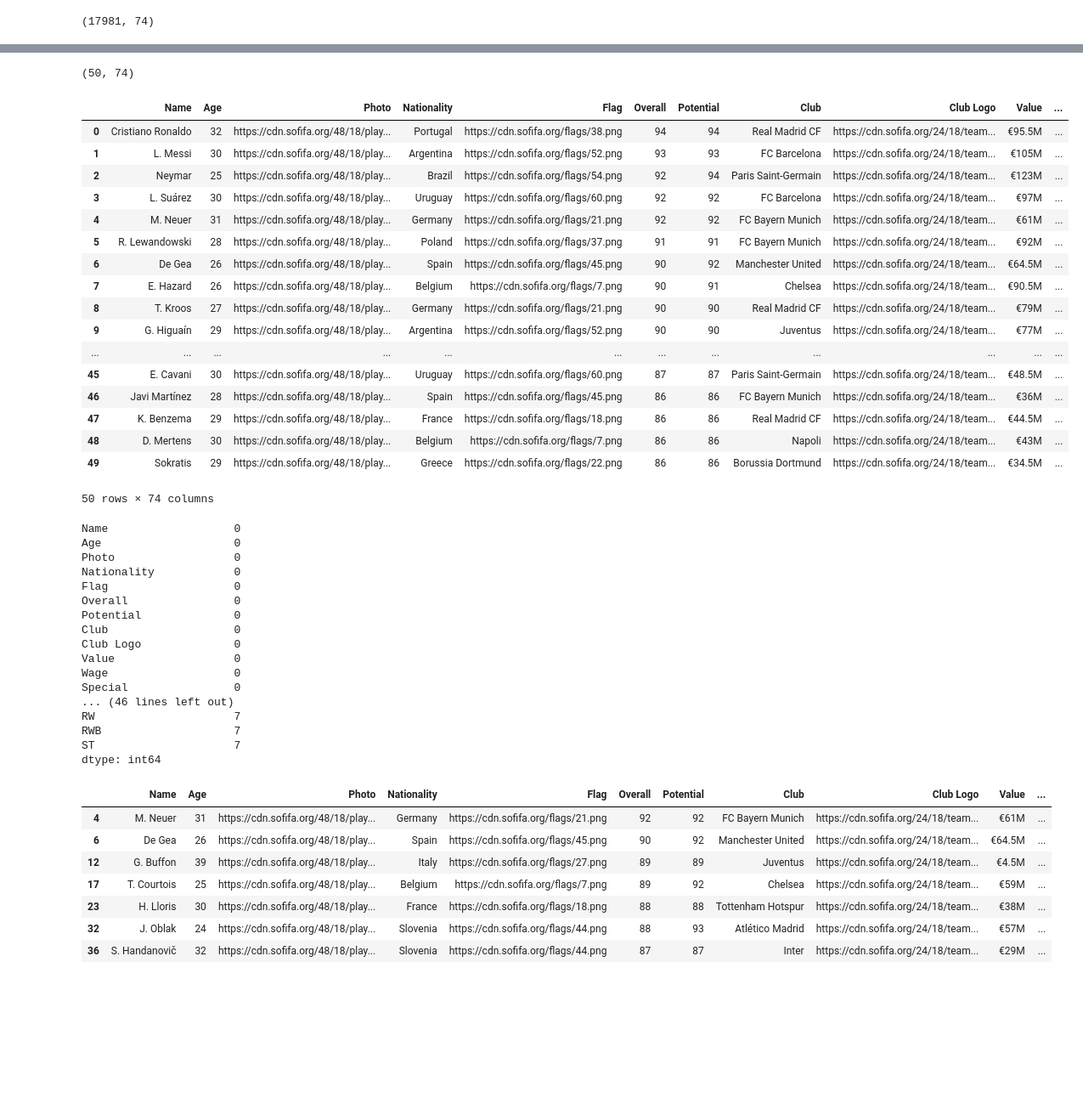
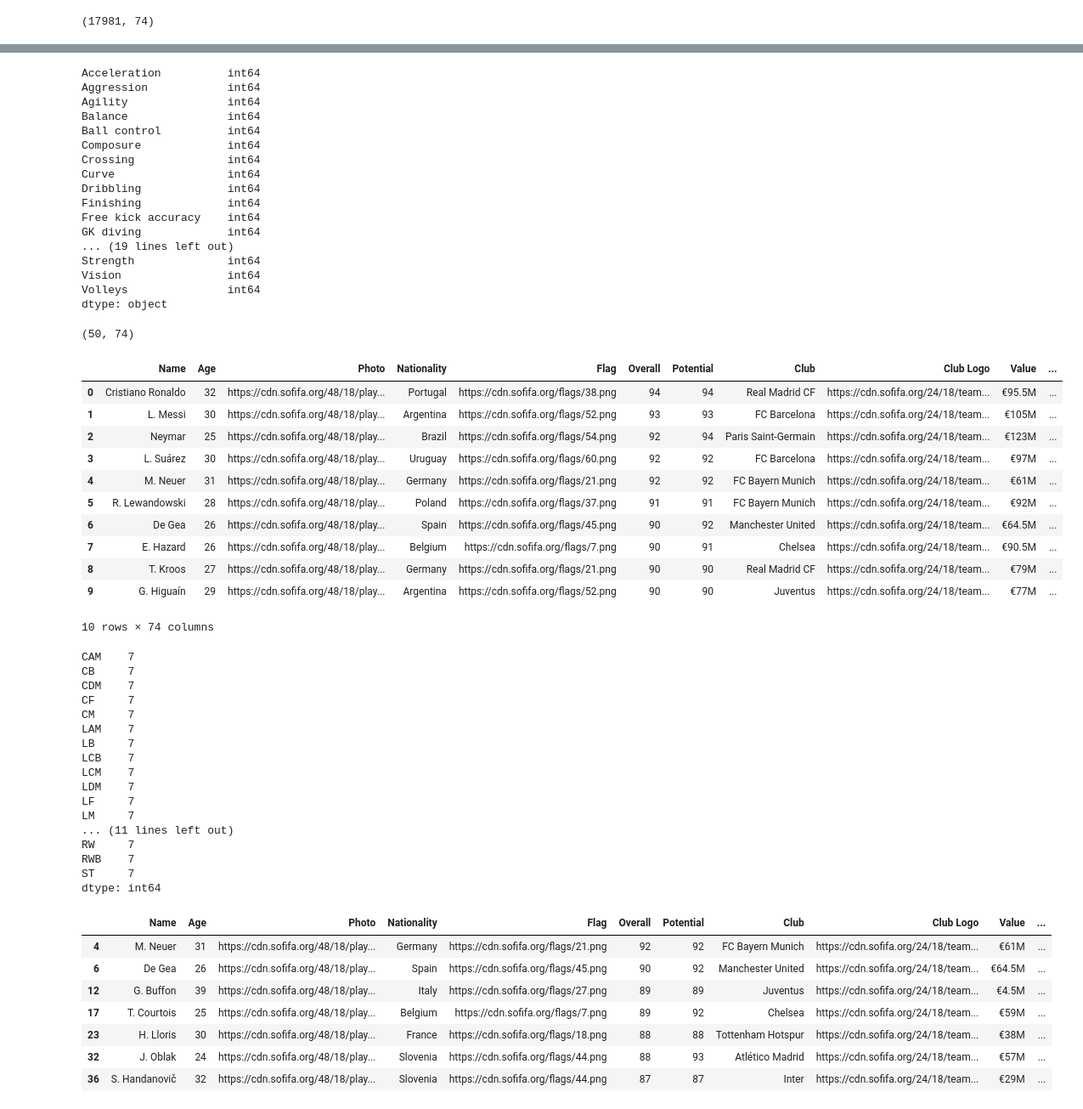
Before and after one commit to adrialuzllompart/fifa-2018, a Jupyter notebook: notebooks/EDA and PCA.ipynb, the cells around one changed output, grey strips where cells are left out. Shown at 85% size. Saved outputs shown, nothing was run; the diff lists cells and outputs as text; code cells hidden in the pictures; blank space fills up the shorter version.

```diff
--- a/notebooks/EDA and PCA.ipynb
+++ b/notebooks/EDA and PCA.ipynb
@@ -50 +54,5 @@ ST                     2029
 dtype: int64
+# %%
+fifa_abilities = fifa.loc[:, 'Acceleration':'Volleys'].columns.values
+
+fifa[fifa_abilities].dtypes
@@ -51,3 +77,27 @@ dtype: int64
+# %%
+for col in fifa_abilities:
+    fifa[col] = fifa[col].apply(lambda x: str(x)[:2])
+    fifa[col] = fifa[col].astype('int')
+# %%
+fifa[fifa_abilities].dtypes
+# %% [output]
+Acceleration          int64
+Aggression            int64
+Agility               int64
+Balance               int64
+Ball control          int64
+Composure             int64
+Crossing              int64
+Curve                 int64
+Dribbling             int64
+Finishing             int64
+Free kick accuracy    int64
+GK diving             int64
+... (19 lines left out)
+Strength              int64
+Vision                int64
+Volleys               int64
+dtype: object
 # %%
 fifa_top50 = fifa.sort_values('Overall', ascending=False).head(50).reset_index(drop=True).copy()
 # %%
@@ -55,45 +105,39 @@ fifa_top50.shape
 # %% [output]
 (50, 74)
 # %%
-fifa_top50
+fifa_top50.head(10)
 # %% [output]
 |  | Name | Age | Photo | Nationality | Flag | Overall | Potential | Club | Club Logo | Value | ... |
 | 0 | Cristiano Ronaldo | 32 | https://cdn.sofifa.org/48/18/play... | Portugal | https://cdn.sofifa.org/flags/38.png | 94 | 94 | Real Madrid CF | https://cdn.sofifa.org/24/18/team... | €95.5M | ... |
 | 1 | L. Messi | 30 | https://cdn.sofifa.org/48/18/play... | Argentina | https://cdn.sofifa.org/flags/52.png | 93 | 93 | FC Barcelona | https://cdn.sofifa.org/24/18/team... | €105M | ... |
 | 2 | Neymar | 25 | https://cdn.sofifa.org/48/18/play... | Brazil | https://cdn.sofifa.org/flags/54.png | 92 | 94 | Paris Saint-Germain | https://cdn.sofifa.org/24/18/team... | €123M | ... |
 | 3 | L. Suárez | 30 | https://cdn.sofifa.org/48/18/play... | Uruguay | https://cdn.sofifa.org/flags/60.png | 92 | 92 | FC Barcelona | https://cdn.sofifa.org/24/18/team... | €97M | ... |
 | 4 | M. Neuer | 31 | https://cdn.sofifa.org/48/18/play... | Germany | https://cdn.sofifa.org/flags/21.png | 92 | 92 | FC Bayern Munich | https://cdn.sofifa.org/24/18/team... | €61M | ... |
 | 5 | R. Lewandowski | 28 | https://cdn.sofifa.org/48/18/play... | Poland | https://cdn.sofifa.org/flags/37.png | 91 | 91 | FC Bayern Munich | https://cdn.sofifa.org/24/18/team... | €92M | ... |
 | 6 | De Gea | 26 | https://cdn.sofifa.org/48/18/play... | Spain | https://cdn.sofifa.org/flags/45.png | 90 | 92 | Manchester United | https://cdn.sofifa.org/24/18/team... | €64.5M | ... |
 | 7 | E. Hazard | 26 | https://cdn.sofifa.org/48/18/play... | Belgium | https://cdn.sofifa.org/flags/7.png | 90 | 91 | Chelsea | https://cdn.sofifa.org/24/18/team... | €90.5M | ... |
 | 8 | T. Kroos | 27 | https://cdn.sofifa.org/48/18/play... | Germany | https://cdn.sofifa.org/flags/21.png | 90 | 90 | Real Madrid CF | https://cdn.sofifa.org/24/18/team... | €79M | ... |
 | 9 | G. Higuaín | 29 | https://cdn.sofifa.org/48/18/play... | Argentina | https://cdn.sofifa.org/flags/52.png | 90 | 90 | Juventus | https://cdn.sofifa.org/24/18/team... | €77M | ... |
-| ... | ... | ... | ... | ... | ... | ... | ... | ... | ... | ... | ... |
-| 45 | E. Cavani | 30 | https://cdn.sofifa.org/48/18/play... | Uruguay | https://cdn.sofifa.org/flags/60.png | 87 | 87 | Paris Saint-Germain | https://cdn.sofifa.org/24/18/team... | €48.5M | ... |
-| 46 | Javi Martínez | 28 | https://cdn.sofifa.org/48/18/play... | Spain | https://cdn.sofifa.org/flags/45.png | 86 | 86 | FC Bayern Munich | https://cdn.sofifa.org/24/18/team... | €36M | ... |
-| 47 | K. Benzema | 29 | https://cdn.sofifa.org/48/18/play... | France | https://cdn.sofifa.org/flags/18.png | 86 | 86 | Real Madrid CF | https://cdn.sofifa.org/24/18/team... | €44.5M | ... |
-| 48 | D. Mertens | 30 | https://cdn.sofifa.org/48/18/play... | Belgium | https://cdn.sofifa.org/flags/7.png | 86 | 86 | Napoli | https://cdn.sofifa.org/24/18/team... | €43M | ... |
-| 49 | Sokratis | 29 | https://cdn.sofifa.org/48/18/play... | Greece | https://cdn.sofifa.org/flags/22.png | 86 | 86 | Borussia Dortmund | https://cdn.sofifa.org/24/18/team... | €34.5M | ... |
-50 rows × 74 columns
+10 rows × 74 columns
 # %%
-fifa_top50.isnull().sum()
+fifa_top50.isnull().sum()[fifa_top50.isnull().sum() > 0]
 # %% [output]
-Name                   0
-Age                    0
-Photo                  0
-Nationality            0
-Flag                   0
-Overall                0
-Potential              0
-Club                   0
-Club Logo              0
-Value                  0
-Wage                   0
-Special                0
-... (46 lines left out)
-RW                     7
-RWB                    7
-ST                     7
+CAM    7
+CB     7
+CDM    7
+CF     7
+CM     7
+LAM    7
+LB     7
+LCB    7
+LCM    7
+LDM    7
+LF     7
+LM     7
+... (11 lines left out)
+RW     7
+RWB    7
+ST     7
 dtype: int64
 # %%
 # the 7 rows with null qualities are just goalkeepers
```
Also changed, not shown: parts of 31 cells of this notebook.
